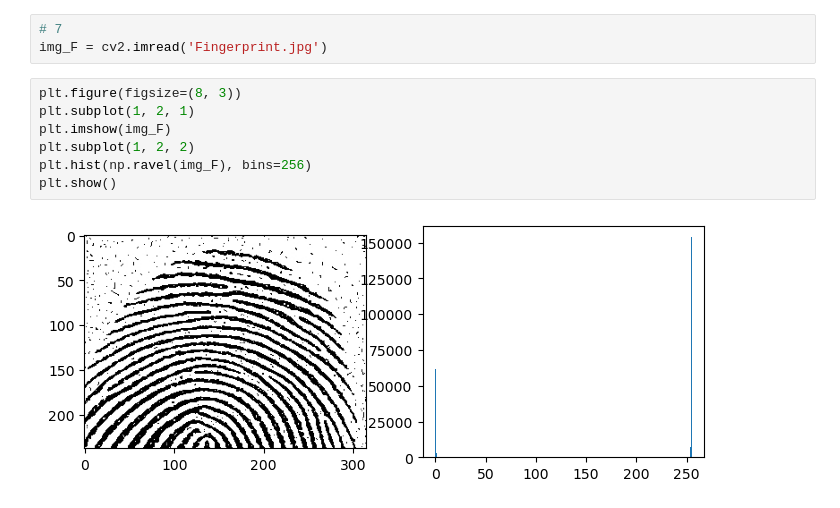
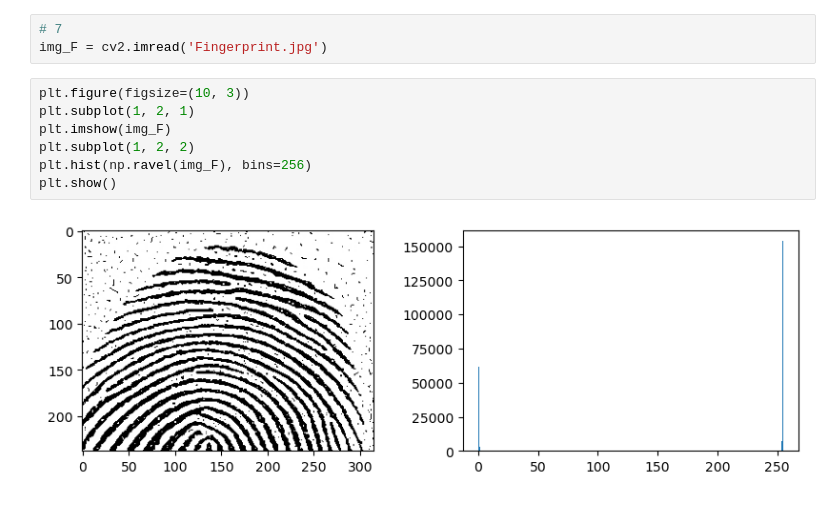
Before and after one commit to palladine/edu_misc, a Jupyter notebook: ml/223/task223.ipynb, the cells around one changed output. Saved outputs shown, nothing was run; the diff lists cells and outputs as text.

```diff
--- a/ml/223/task223.ipynb
+++ b/ml/223/task223.ipynb
@@ -177,11 +177,11 @@ for t in [50, 100, 150, 200]:
 # 7
 img_F = cv2.imread('Fingerprint.jpg')
 # %%
-plt.figure(figsize=(8, 3))
+plt.figure(figsize=(10, 3))
 plt.subplot(1, 2, 1)
 plt.imshow(img_F)
 plt.subplot(1, 2, 2)
 plt.hist(np.ravel(img_F), bins=256)
 plt.show()
 # %% [output]
-[figure, old version]
+[figure, new version]
```
Also changed, not shown: parts of 2 cells of this notebook, 1 other file.
